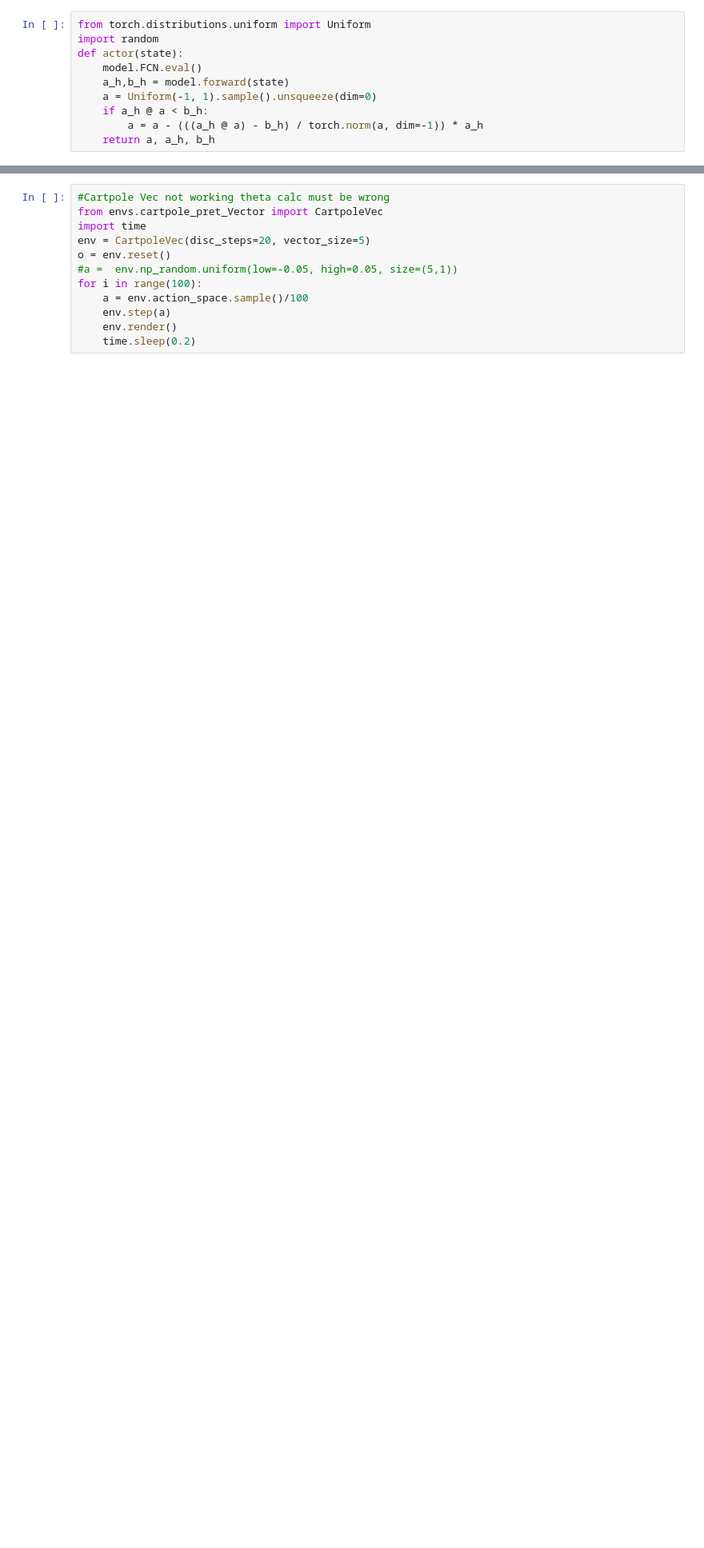
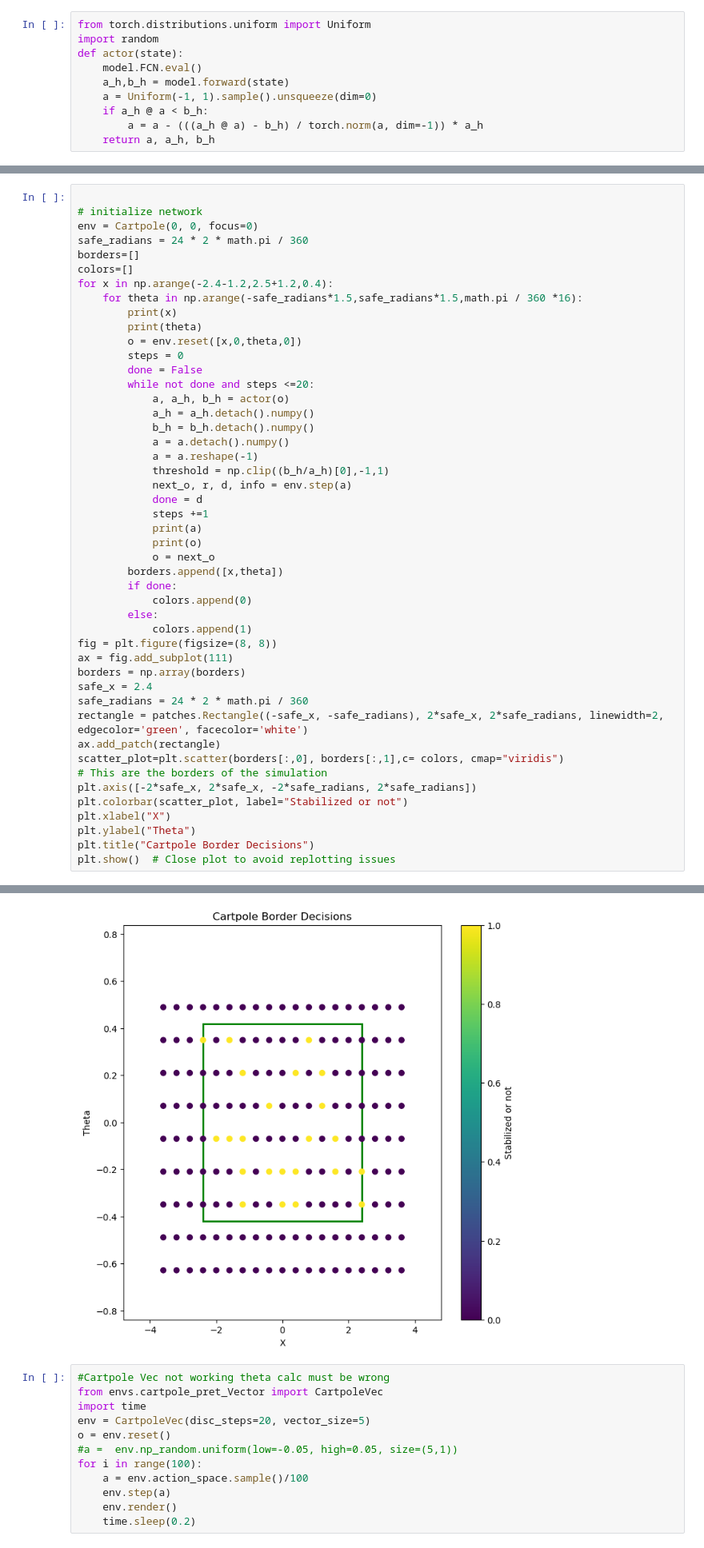
Before and after one commit to artureisele/discriminating-hyperplane, a Jupyter notebook: RL-DH/SL-DH-doneRightForCartpole.ipynb, the cells around one changed output, grey strips where cells are left out. Shown at 80% size. Drawn from its saved outputs; the diff is of its cells as text; blank space fills up the shorter version.

```diff
--- a/RL-DH/SL-DH-doneRightForCartpole.ipynb
+++ b/RL-DH/SL-DH-doneRightForCartpole.ipynb
@@ -183,0 +184,48 @@ plt.show()
+# %%
+
+# initialize network
+env = Cartpole(0, 0, focus=0)
+safe_radians = 24 * 2 * math.pi / 360
+borders=[]
+colors=[]
+for x in np.arange(-2.4-1.2,2.5+1.2,0.4):
+    for theta in np.arange(-safe_radians*1.5,safe_radians*1.5,math.pi / 360 *16):
+        print(x)
+        print(theta)
+        o = env.reset([x,0,theta,0])
+        steps = 0
+        done = False
+        while not done and steps <=20:
+            a, a_h, b_h = actor(o)
+            a_h = a_h.detach().numpy()
+            b_h = b_h.detach().numpy()
+            a = a.detach().numpy()
+            a = a.reshape(-1)
+            threshold = np.clip((b_h/a_h)[0],-1,1)
+            next_o, r, d, info = env.step(a)
+            done = d
+            steps +=1
+            print(a)
+            print(o)
+            o = next_o
+        borders.append([x,theta])
+        if done:
+            colors.append(0)
+        else:
+            colors.append(1)
+fig = plt.figure(figsize=(8, 8))
+ax = fig.add_subplot(111)
+borders = np.array(borders)
+safe_x = 2.4
+safe_radians = 24 * 2 * math.pi / 360
+rectangle = patches.Rectangle((-safe_x, -safe_radians), 2*safe_x, 2*safe_radians, linewidth=2, edgecolor='green', facecolor='white')
+ax.add_patch(rectangle)
+scatter_plot=plt.scatter(borders[:,0], borders[:,1],c= colors, cmap="viridis")
+# This are the borders of the simulation
+plt.axis([-2*safe_x, 2*safe_x, -2*safe_radians, 2*safe_radians])
+plt.colorbar(scatter_plot, label="Stabilized or not")
+plt.xlabel("X")
+plt.ylabel("Theta")
+plt.title("Cartpole Border Decisions")
+plt.show()  # Close plot to avoid replotting issues
+# %% [output]
@@ -184,3 +249,4 @@ plt.show()
+[figure, added]
 # %%
 #Cartpole Vec not working theta calc must be wrong
 from envs.cartpole_pret_Vector import CartpoleVec
```
Also changed, not shown: parts of 5 cells of this notebook, 11 other files.
